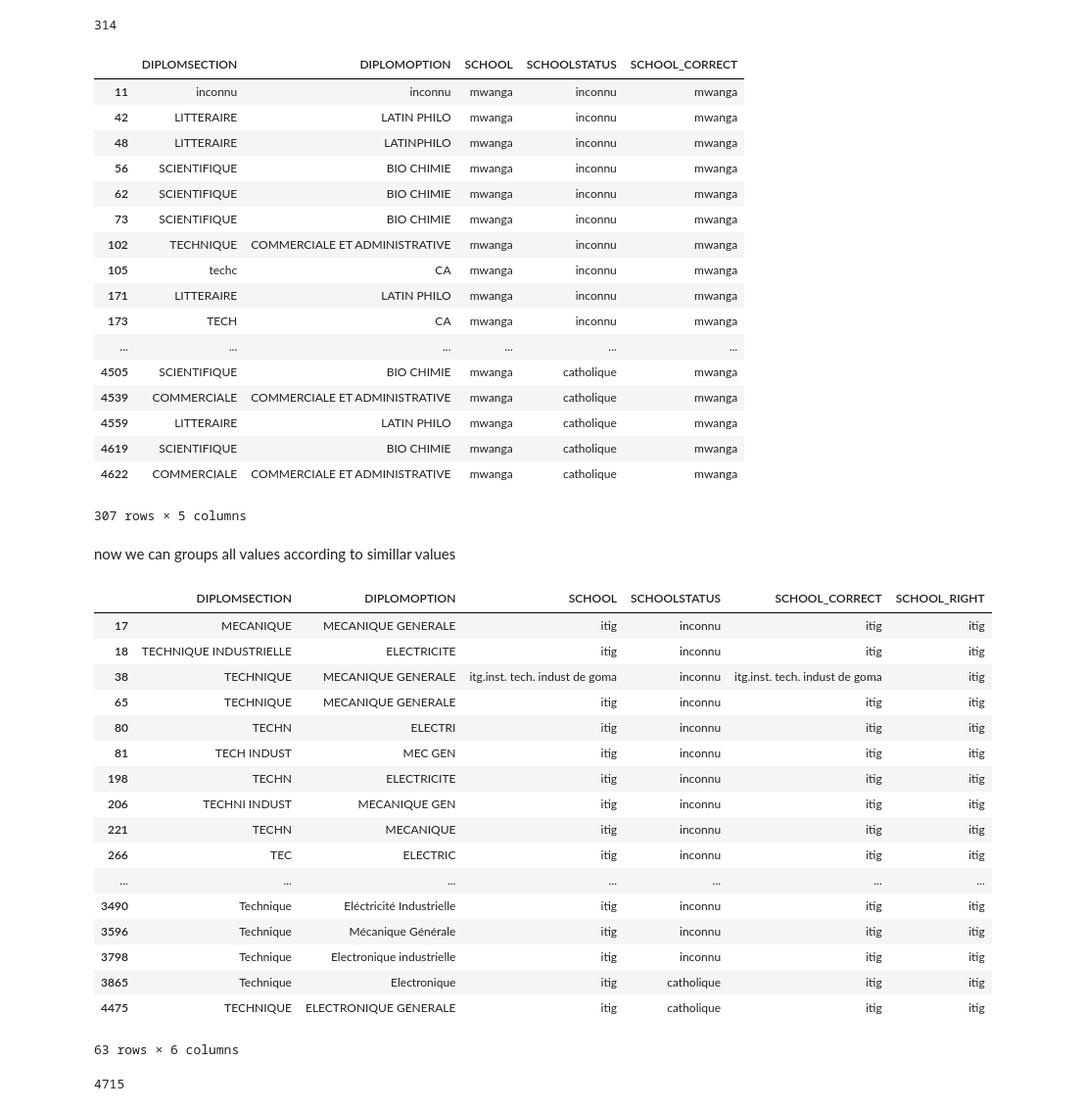
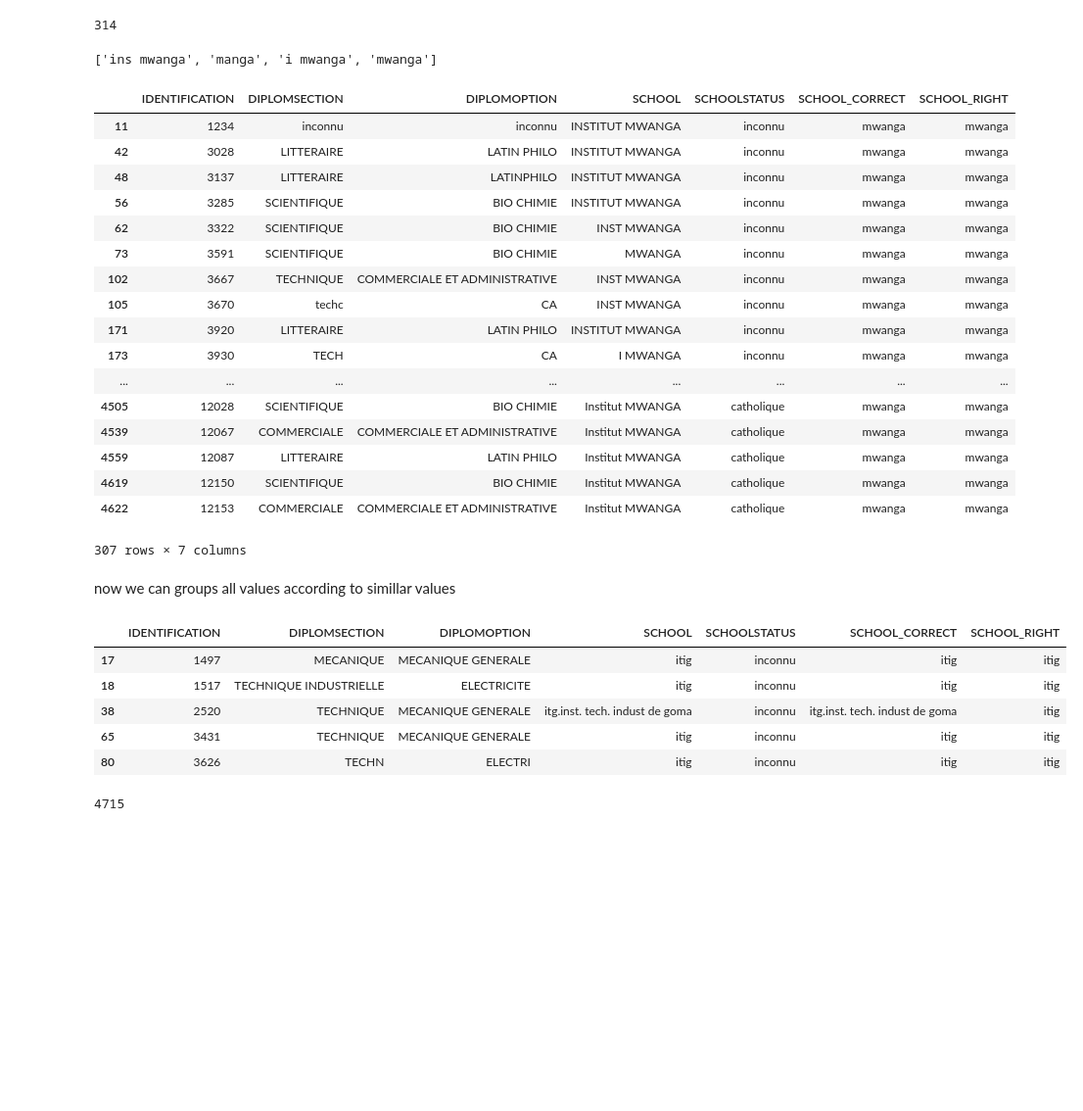
Before and after one commit to espoirMur/Student-Grade-Predictor, a Jupyter notebook: Noisy Columns.ipynb, the cells around one changed output. Shown: that part at 98% size. Saved outputs shown, nothing was run; the diff lists cells and outputs as text; code cells hidden in the pictures; blank space fills up the shorter version.

```diff
--- a/Noisy Columns.ipynb
+++ b/Noisy Columns.ipynb
@@ -799,57 +799,51 @@ len(groupsSchool)
 dataset['SCHOOL_CORRECT']=dataset.SCHOOL.apply(removeNames)
 # %%
 dataset['SCHOOL_RIGHT']=dataset.SCHOOL
+# %%
+dataset.SCHOOL=dataset.SCHOOL.apply(lambda x: x.lower())
 # %%
 len(dataset.SCHOOL.value_counts())-len(dataset.SCHOOL_CORRECT.value_counts())
 # %% [output]
 314
+# %%
+groupsSchool['mwanga']
+# %% [output]
+['ins mwanga', 'manga', 'i mwanga', 'mwanga']
 # %%
 dataset.loc[dataset.SCHOOL_CORRECT.isin(groupsSchool['mwanga'])]
 # %% [output]
-|  | DIPLOMSECTION | DIPLOMOPTION | SCHOOL | SCHOOLSTATUS | SCHOOL_CORRECT |
-| 11 | inconnu | inconnu | mwanga | inconnu | mwanga |
-| 42 | LITTERAIRE | LATIN PHILO | mwanga | inconnu | mwanga |
-| 48 | LITTERAIRE | LATINPHILO | mwanga | inconnu | mwanga |
-| 56 | SCIENTIFIQUE | BIO CHIMIE | mwanga | inconnu | mwanga |
-| 62 | SCIENTIFIQUE | BIO CHIMIE | mwanga | inconnu | mwanga |
-| 73 | SCIENTIFIQUE | BIO CHIMIE | mwanga | inconnu | mwanga |
-| 102 | TECHNIQUE | COMMERCIALE ET ADMINISTRATIVE | mwanga | inconnu | mwanga |
-| 105 | techc | CA | mwanga | inconnu | mwanga |
-| 171 | LITTERAIRE | LATIN PHILO | mwanga | inconnu | mwanga |
-| 173 | TECH | CA | mwanga | inconnu | mwanga |
-| ... | ... | ... | ... | ... | ... |
-| 4505 | SCIENTIFIQUE | BIO CHIMIE | mwanga | catholique | mwanga |
-| 4539 | COMMERCIALE | COMMERCIALE ET ADMINISTRATIVE | mwanga | catholique | mwanga |
-| 4559 | LITTERAIRE | LATIN PHILO | mwanga | catholique | mwanga |
-| 4619 | SCIENTIFIQUE | BIO CHIMIE | mwanga | catholique | mwanga |
-| 4622 | COMMERCIALE | COMMERCIALE ET ADMINISTRATIVE | mwanga | catholique | mwanga |
+|  | IDENTIFICATION | DIPLOMSECTION | DIPLOMOPTION | SCHOOL | SCHOOLSTATUS | SCHOOL_CORRECT | SCHOOL_RIGHT |
+| 11 | 1234 | inconnu | inconnu | INSTITUT MWANGA | inconnu | mwanga | mwanga |
+| 42 | 3028 | LITTERAIRE | LATIN PHILO | INSTITUT MWANGA | inconnu | mwanga | mwanga |
+| 48 | 3137 | LITTERAIRE | LATINPHILO | INSTITUT MWANGA | inconnu | mwanga | mwanga |
+| 56 | 3285 | SCIENTIFIQUE | BIO CHIMIE | INSTITUT MWANGA | inconnu | mwanga | mwanga |
+| 62 | 3322 | SCIENTIFIQUE | BIO CHIMIE | INST MWANGA | inconnu | mwanga | mwanga |
+| 73 | 3591 | SCIENTIFIQUE | BIO CHIMIE | MWANGA | inconnu | mwanga | mwanga |
+| 102 | 3667 | TECHNIQUE | COMMERCIALE ET ADMINISTRATIVE | INST MWANGA | inconnu | mwanga | mwanga |
+| 105 | 3670 | techc | CA | INST MWANGA | inconnu | mwanga | mwanga |
+| 171 | 3920 | LITTERAIRE | LATIN PHILO | INSTITUT MWANGA | inconnu | mwanga | mwanga |
+| 173 | 3930 | TECH | CA | I MWANGA | inconnu | mwanga | mwanga |
+| ... | ... | ... | ... | ... | ... | ... | ... |
+| 4505 | 12028 | SCIENTIFIQUE | BIO CHIMIE | Institut MWANGA | catholique | mwanga | mwanga |
+| 4539 | 12067 | COMMERCIALE | COMMERCIALE ET ADMINISTRATIVE | Institut MWANGA | catholique | mwanga | mwanga |
+| 4559 | 12087 | LITTERAIRE | LATIN PHILO | Institut MWANGA | catholique | mwanga | mwanga |
+| 4619 | 12150 | SCIENTIFIQUE | BIO CHIMIE | Institut MWANGA | catholique | mwanga | mwanga |
+| 4622 | 12153 | COMMERCIALE | COMMERCIALE ET ADMINISTRATIVE | Institut MWANGA | catholique | mwanga | mwanga |
-307 rows × 5 columns
+307 rows × 7 columns
 # %% [markdown]
 now we can groups all values according to simillar values
 # %%
 for x in groupsSchool.keys():
     dataset.SCHOOL_RIGHT.loc[dataset.SCHOOL_CORRECT.isin(groupsSchool.get(x))]=x
 # %%
-dataset.loc[dataset.SCHOOL_RIGHT=='itig']
+dataset.loc[dataset.SCHOOL_RIGHT=='itig'].head(5)
 # %% [output]
-|  | DIPLOMSECTION | DIPLOMOPTION | SCHOOL | SCHOOLSTATUS | SCHOOL_CORRECT | SCHOOL_RIGHT |
-| 17 | MECANIQUE | MECANIQUE GENERALE | itig | inconnu | itig | itig |
-| 18 | TECHNIQUE INDUSTRIELLE | ELECTRICITE | itig | inconnu | itig | itig |
-| 38 | TECHNIQUE | MECANIQUE GENERALE | itg.inst. tech. indust de goma | inconnu | itg.inst. tech. indust de goma | itig |
-| 65 | TECHNIQUE | MECANIQUE GENERALE | itig | inconnu | itig | itig |
-| 80 | TECHN | ELECTRI | itig | inconnu | itig | itig |
-| 81 | TECH INDUST | MEC GEN | itig | inconnu | itig | itig |
-| 198 | TECHN | ELECTRICITE | itig | inconnu | itig | itig |
-| 206 | TECHNI INDUST | MECANIQUE GEN | itig | inconnu | itig | itig |
-| 221 | TECHN | MECANIQUE | itig | inconnu | itig | itig |
-| 266 | TEC | ELECTRIC | itig | inconnu | itig | itig |
-| ... | ... | ... | ... | ... | ... | ... |
-| 3490 | Technique | Eléctricité Industrielle | itig | inconnu | itig | itig |
-| 3596 | Technique | Mécanique Générale | itig | inconnu | itig | itig |
-| 3798 | Technique | Electronique industrielle | itig | inconnu | itig | itig |
-| 3865 | Technique | Electronique | itig | catholique | itig | itig |
-| 4475 | TECHNIQUE | ELECTRONIQUE GENERALE | itig | catholique | itig | itig |
+|  | IDENTIFICATION | DIPLOMSECTION | DIPLOMOPTION | SCHOOL | SCHOOLSTATUS | SCHOOL_CORRECT | SCHOOL_RIGHT |
+| 17 | 1497 | MECANIQUE | MECANIQUE GENERALE | itig | inconnu | itig | itig |
+| 18 | 1517 | TECHNIQUE INDUSTRIELLE | ELECTRICITE | itig | inconnu | itig | itig |
+| 38 | 2520 | TECHNIQUE | MECANIQUE GENERALE | itg.inst. tech. indust de goma | inconnu | itg.inst. tech. indust de goma | itig |
+| 65 | 3431 | TECHNIQUE | MECANIQUE GENERALE | itig | inconnu | itig | itig |
+| 80 | 3626 | TECHN | ELECTRI | itig | inconnu | itig | itig |
-63 rows × 6 columns
 # %%
 len(dataset)
 # %% [output]
```
Also changed, not shown: parts of 74 cells of this notebook, 7 other files.
